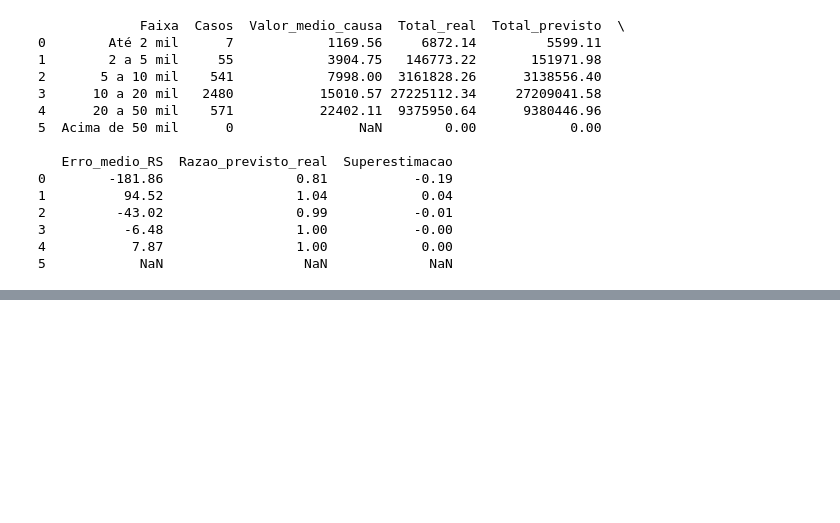
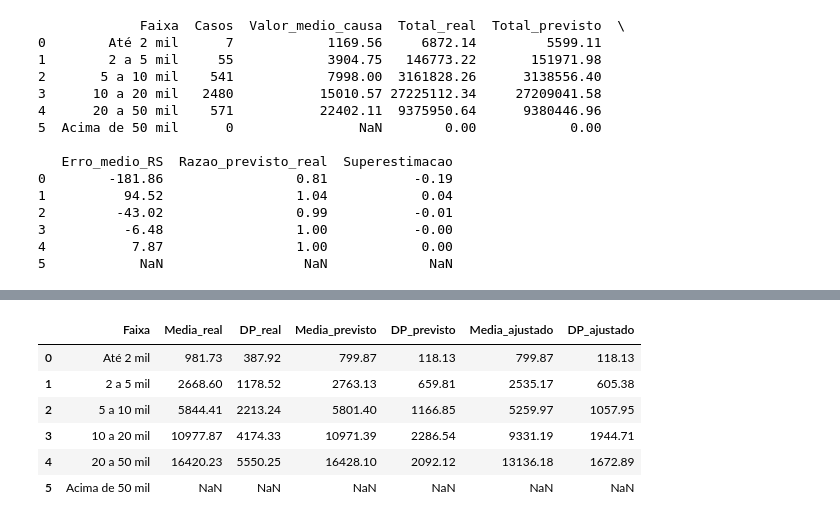
Before and after one commit to Fishguto5/Hackathon-Enter-Unicamp, a Jupyter notebook: teste/ML_Ana_testes.ipynb, the cells around one changed output, grey strips where cells are left out. Saved outputs shown, nothing was run; the diff lists cells and outputs as text; code cells hidden in the pictures; blank space fills up the shorter version.

```diff
--- a/teste/ML_Ana_testes.ipynb
+++ b/teste/ML_Ana_testes.ipynb
@@ -5808,0 +5913,10 @@ meta_economia = {
+# %%
+resumo_faixas["Total após política"] = (
+    resumo_faixas["Total_previsto"]
+    *
+    (
+        1
+        -
+        resumo_faixas["Desconto necessário"]
+    )
+)
@@ -5808,0 +5976,33 @@ meta_economia = {
+# %%
+# ============================================================
+# 2. MÉDIA E DESVIO PADRÃO POR FAIXA
+# ============================================================
+
+estatisticas_faixas = (
+    analise_valor
+    .groupby(
+        "Faixa",
+        observed=False
+    )
+    .agg(
+        Media_real=("Valor real", "mean"),
+        DP_real=("Valor real", "std"),
+
+        Media_previsto=("Valor previsto", "mean"),
+        DP_previsto=("Valor previsto", "std"),
+
+        Media_ajustado=("Valor ajustado", "mean"),
+        DP_ajustado=("Valor ajustado", "std")
+    )
+    .reset_index()
+)
+
+estatisticas_faixas
+# %% [output]
+|  | Faixa | Media_real | DP_real | Media_previsto | DP_previsto | Media_ajustado | DP_ajustado |
+| 0 | Até 2 mil | 981.73 | 387.92 | 799.87 | 118.13 | 799.87 | 118.13 |
+| 1 | 2 a 5 mil | 2668.60 | 1178.52 | 2763.13 | 659.81 | 2535.17 | 605.38 |
+| 2 | 5 a 10 mil | 5844.41 | 2213.24 | 5801.40 | 1166.85 | 5259.97 | 1057.95 |
+| 3 | 10 a 20 mil | 10977.87 | 4174.33 | 10971.39 | 2286.54 | 9331.19 | 1944.71 |
+| 4 | 20 a 50 mil | 16420.23 | 5550.25 | 16428.10 | 2092.12 | 13136.18 | 1672.89 |
+| 5 | Acima de 50 mil | NaN | NaN | NaN | NaN | NaN | NaN |
```
Also changed, not shown: parts of 12 cells of this notebook.
